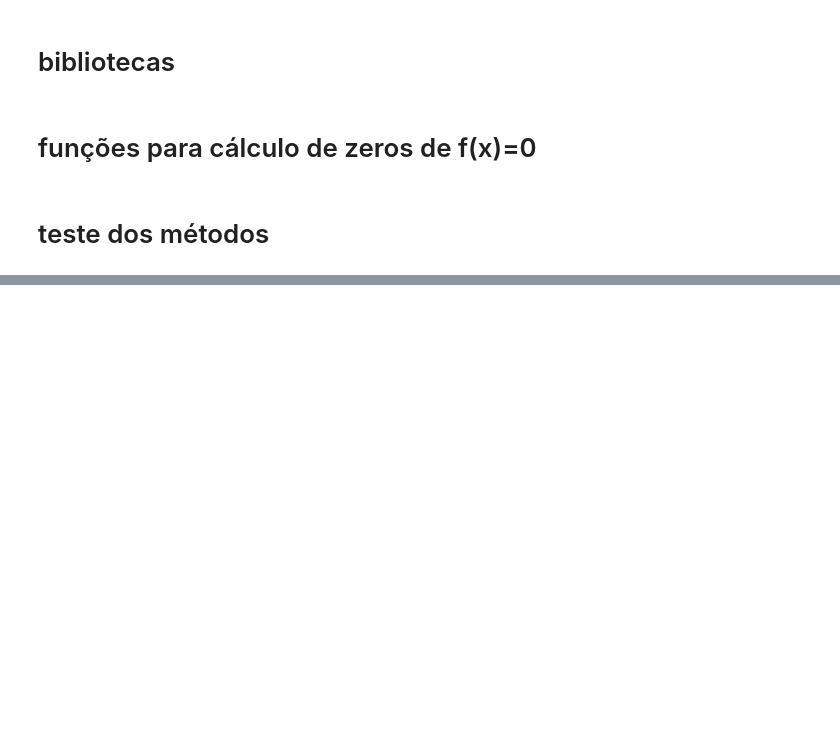
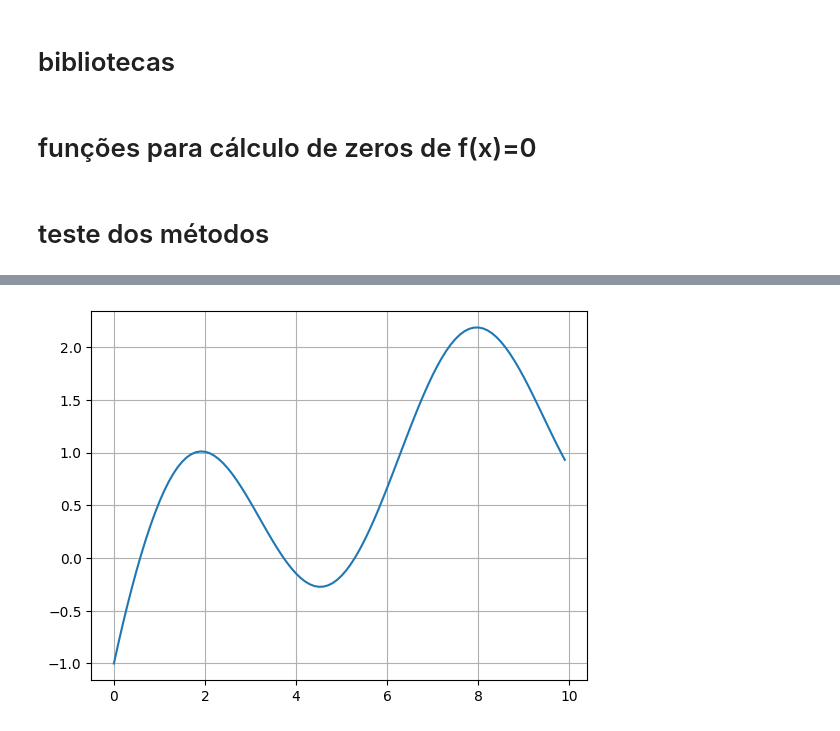
Before and after one commit to rdsmaia/dim0040, a Jupyter notebook: notebooks/zeros_de_funcoes.ipynb, the cells around one changed output, grey strips where cells are left out. Saved outputs shown, nothing was run; the diff lists cells and outputs as text; code cells hidden in the pictures; blank space fills up the shorter version.

```diff
--- a/notebooks/zeros_de_funcoes.ipynb
+++ b/notebooks/zeros_de_funcoes.ipynb
@@ -132 +226,11 @@ Convergência não foi alcançada após 30 iterações!
+# %%
+# verificação dos intervalos das raízes
+x_np = np.arange(0,10,0.1)
+fx_np = np.sin(x_np)+np.log(x_np+1)-1
+
+plt.plot(x_np, fx_np)
+plt.grid()
+plt.show()
+# %% [output]
+[figure, added]
 # %%
```
Also changed, not shown: parts of 12 cells of this notebook.
